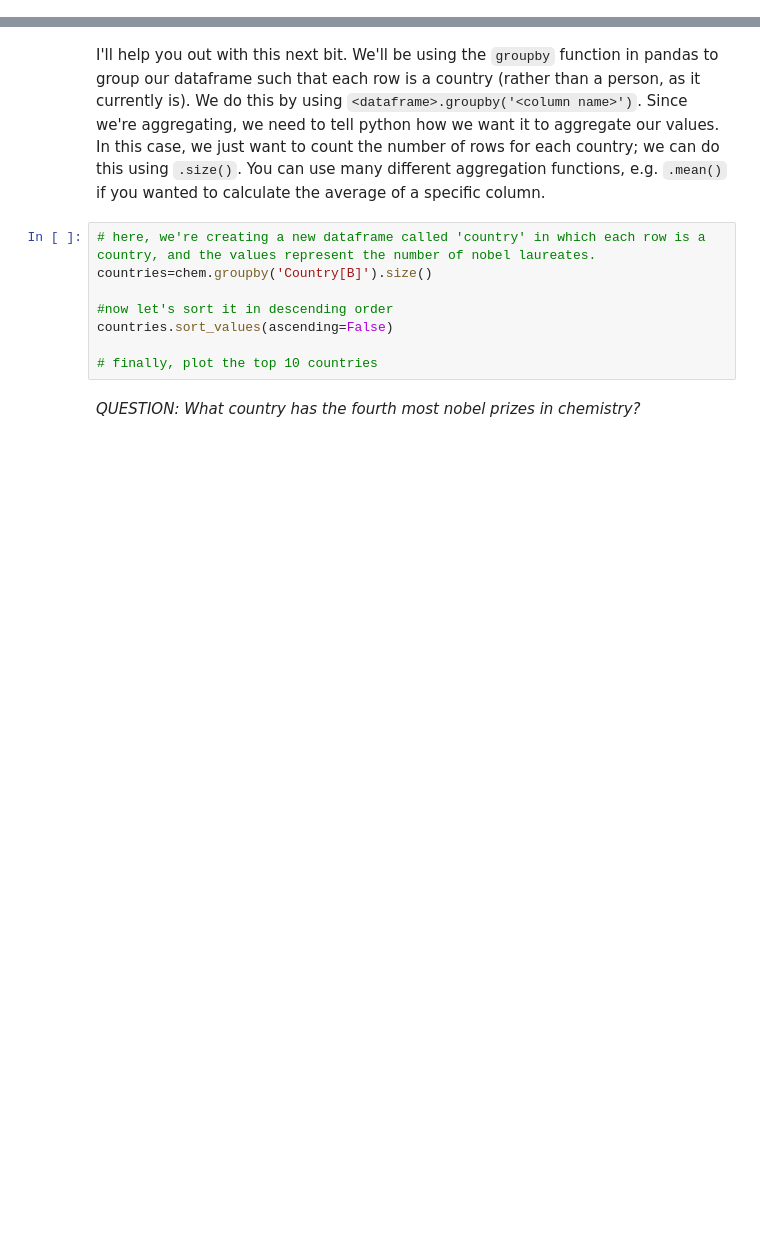
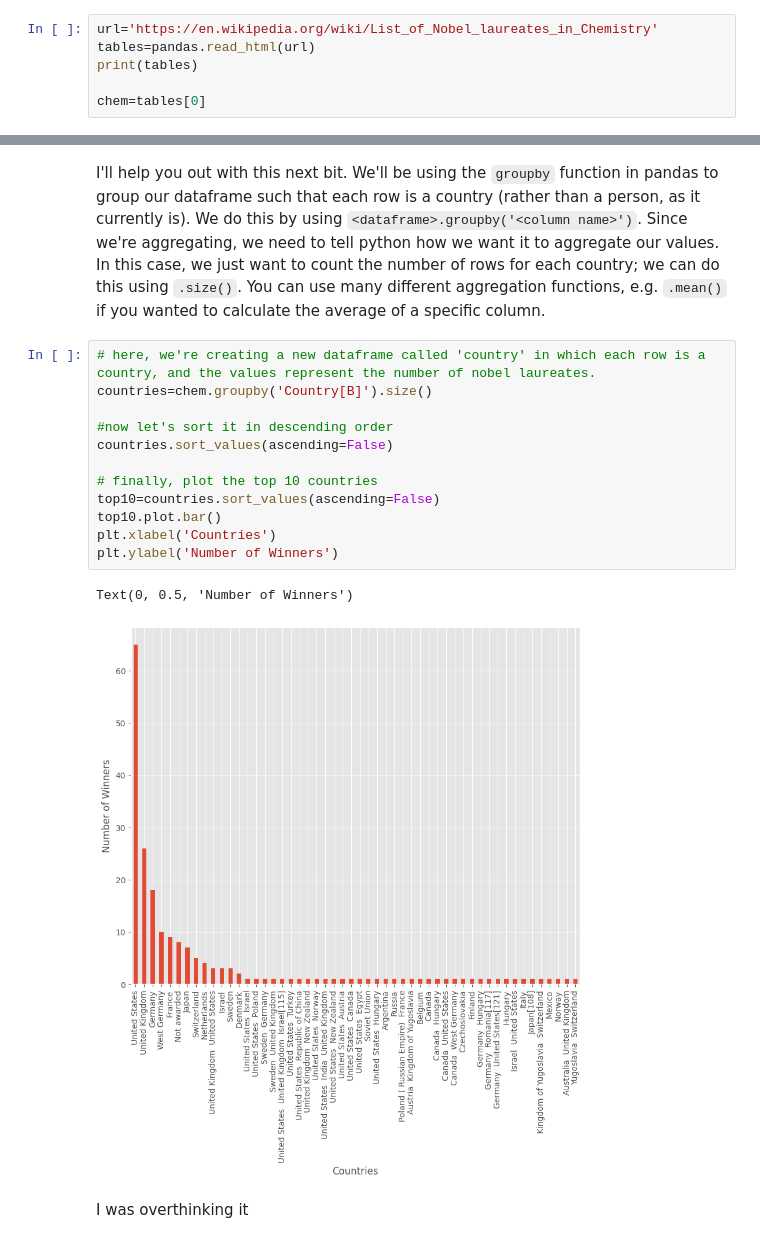
Before and after one commit to Carwinner/QM2, a Jupyter notebook: notebooks/W02. Pandas.ipynb, the cells around one changed output, grey strips where cells are left out. Saved outputs shown, nothing was run; the diff lists cells and outputs as text; blank space fills up the shorter version.

```diff
--- a/notebooks/W02. Pandas.ipynb
+++ b/notebooks/W02. Pandas.ipynb
@@ -398,3 +472,9 @@ Using the following URL https://en.wikipedia.org/wiki/List_of_Nobel_laureates_in
 # scrape the table of Nobel Laureates in Chemistry using read_html. remember, this gives us a LIST of dataframes! lets call this list chem_tables
 
 # select the first dataframe from this list and call it chem
+# %%
+url='https://en.wikipedia.org/wiki/List_of_Nobel_laureates_in_Chemistry'
+tables=pandas.read_html(url)
+print(tables)
+
+chem=tables[0]
@@ -403,10 +514,17 @@ I'll help you out with this next bit. We'll be using the `groupby` function in p
 # %%
 # here, we're creating a new dataframe called 'country' in which each row is a country, and the values represent the number of nobel laureates.
 countries=chem.groupby('Country[B]').size()
 
 #now let's sort it in descending order
 countries.sort_values(ascending=False)
 
 # finally, plot the top 10 countries
+top10=countries.sort_values(ascending=False)
+top10.plot.bar()
+plt.xlabel('Countries')
+plt.ylabel('Number of Winners')
+# %% [output]
+Text(0, 0.5, 'Number of Winners')
+[figure, added]
-# %% [markdown]
-*QUESTION: What country has the fourth most nobel prizes in chemistry?*
+# %% [markdown]
+I was overthinking it
```
Also changed, not shown: parts of 21 cells of this notebook.
